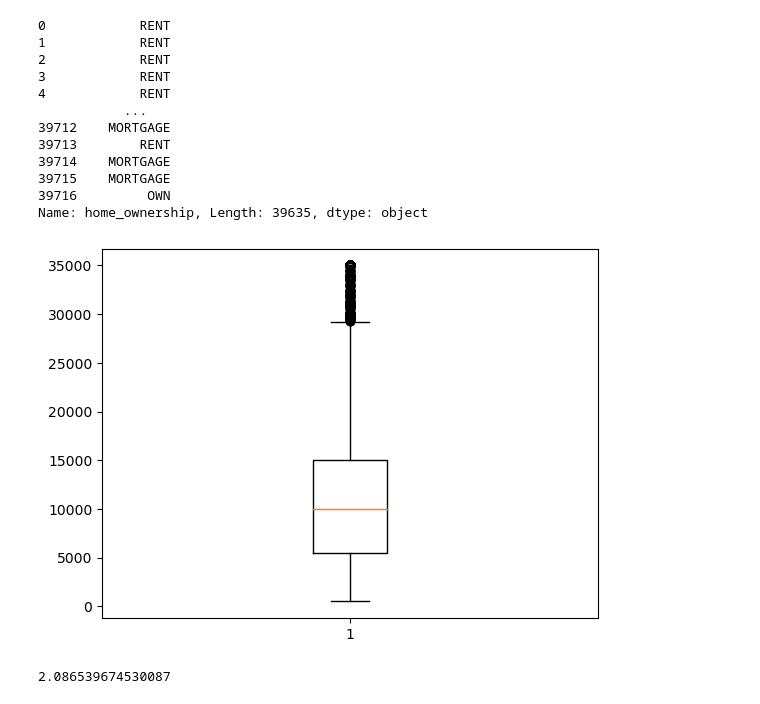
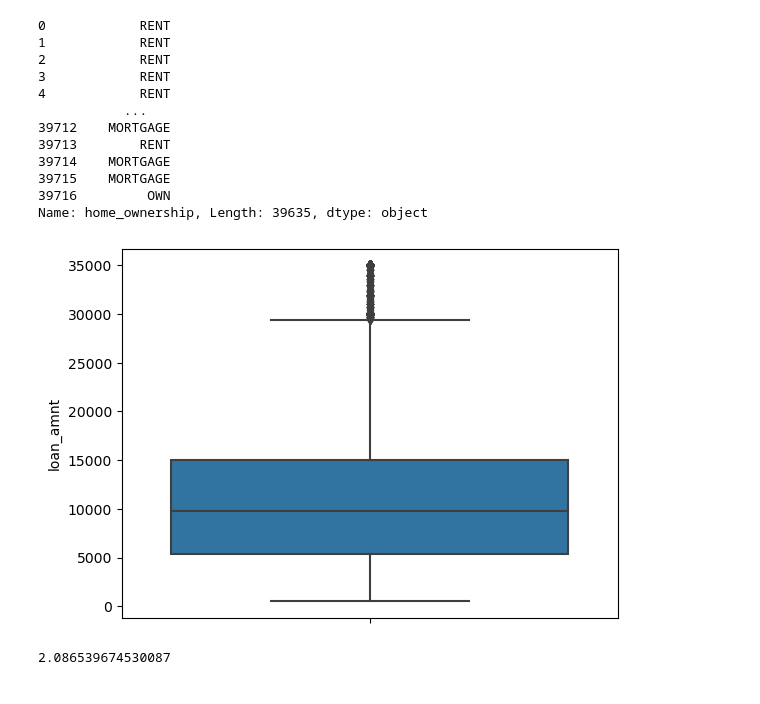
Before and after one commit to MT2012039/Lending_Club_Case_Study, a Jupyter notebook: Lending_case_study.ipynb, the cells around one changed output. Cells and saved outputs as stored; diff of their text form; code cells hidden in the pictures.

```diff
--- a/Lending_case_study.ipynb
+++ b/Lending_case_study.ipynb
@@ -280,5 +282,7 @@ member_id                  39635
 id                         39635
 dtype: int64
 # %%
-df['term'].value_counts()
+#df['term'].value_counts()
+df['term'] = df['term'].apply(lambda x: x[:3])
+df['term']
 # %% [output]
@@ -353,13 +365,13 @@ Name: home_ownership, Length: 39635, dtype: object
 # %%
 ####Univariate Analysis start###
 ##Quantitative variables####
 df['loan_amnt'].describe()
-plt.boxplot(df['loan_amnt'])
+sns.boxplot(df, y = "loan_amnt")
 plt.show()
 
 #Median loan amount is around 10K , outliers lie in the range of 30k to 35K
 # %% [output]
-[figure, old version]
+[figure, new version]
 # %%
 #Find percentage outliers in loan_amount
 df_loan_outlier = df[df['loan_amnt'] > 30000]
```
Also changed, not shown: parts of 33 cells of this notebook.
